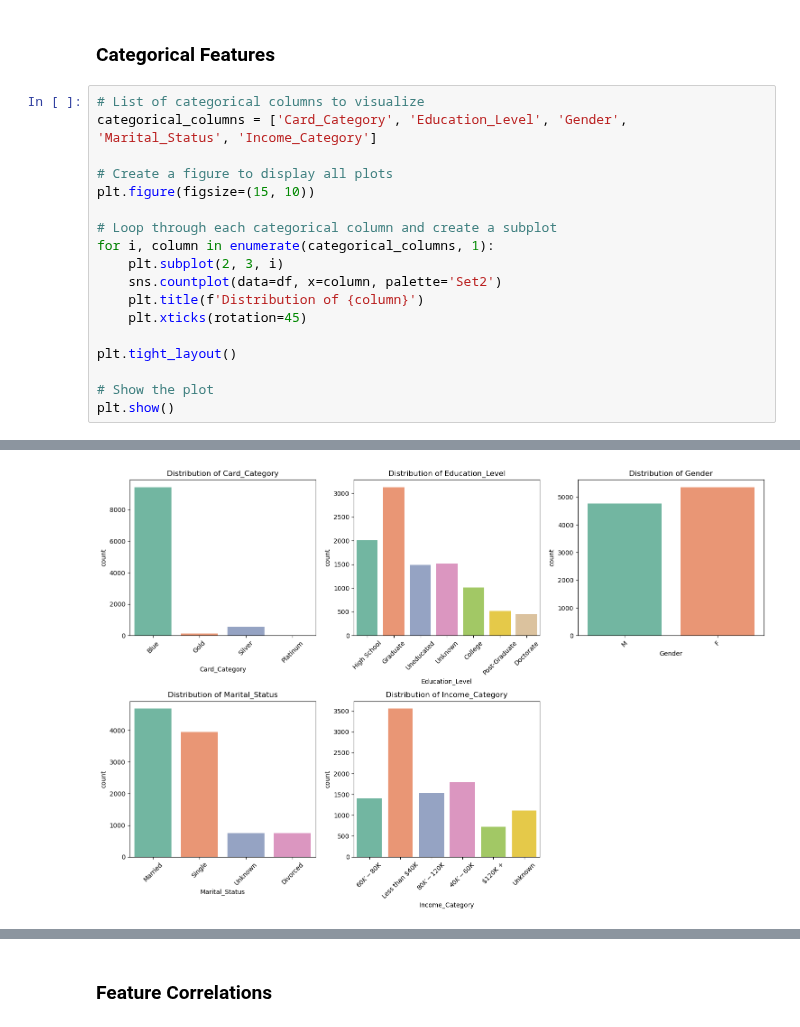
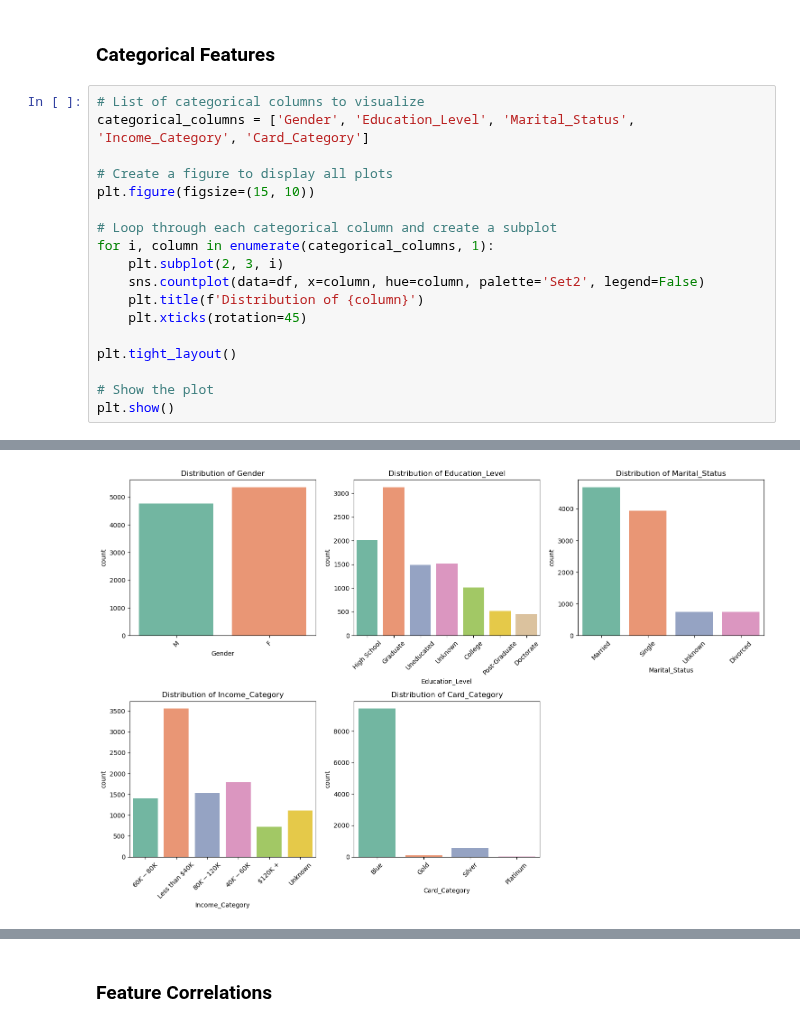
Before and after one commit to SpikyCherry/DSA3101_group9, a Jupyter notebook: EDA/EDA_A1.ipynb, the cells around one changed output, grey strips where cells are left out. Cells and saved outputs as stored; diff of their text form.

```diff
--- a/EDA/EDA_A1.ipynb
+++ b/EDA/EDA_A1.ipynb
@@ -110,7 +132,7 @@ plt.show()
 ### Categorical Features
 # %%
 # List of categorical columns to visualize
-categorical_columns = ['Card_Category', 'Education_Level', 'Gender', 'Marital_Status', 'Income_Category']
+categorical_columns = ['Gender', 'Education_Level', 'Marital_Status', 'Income_Category', 'Card_Category']
 
 # Create a figure to display all plots
 plt.figure(figsize=(15, 10))
@@ -118,7 +140,7 @@ plt.figure(figsize=(15, 10))
 # Loop through each categorical column and create a subplot
 for i, column in enumerate(categorical_columns, 1):
     plt.subplot(2, 3, i)
-    sns.countplot(data=df, x=column, palette='Set2')
+    sns.countplot(data=df, x=column, hue=column, palette='Set2', legend=False)
     plt.title(f'Distribution of {column}')
     plt.xticks(rotation=45)
 
@@ -149 +152 @@ Passing `palette` without assigning `hue` is deprecated and will be removed in v
-[figure, old version]
+[figure, new version]
```
Also changed, not shown: parts of 7 cells of this notebook, 1 other file.
